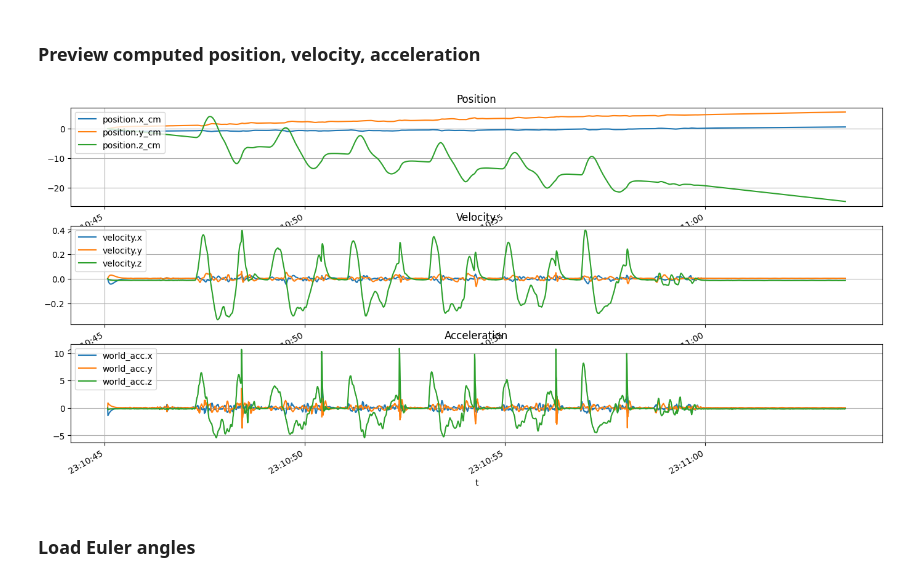
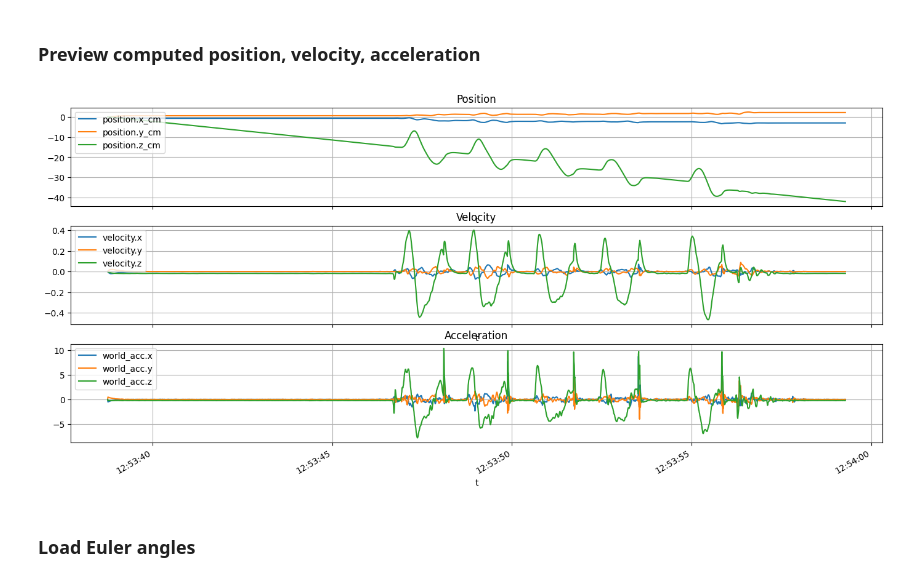
Before and after one commit to MatthijsReyers/gait-analyzer, a Jupyter notebook: test-processing/analysis.ipynb, the cells around one changed output. Cells and saved outputs as stored; diff of their text form; code cells hidden in the pictures.

```diff
--- a/test-processing/analysis.ipynb
+++ b/test-processing/analysis.ipynb
@@ -24,7 +24,7 @@ Note: you may need to restart the kernel to use updated packages.
 # %% [markdown]
 ### Provide sensor data recording to run the processing/analysis on
 # %%
-SENSOR_DATA = 'recordings/walking2.csv'
+SENSOR_DATA = 'recordings/walking3.csv'
 ALGORITHM_DATA = SENSOR_DATA.replace('recordings/', 'analysis/').replace('.csv', '_algo.csv')
 ANGLES_DATA = SENSOR_DATA.replace('recordings/', 'analysis/').replace('.csv', '_angles.csv')
 # %% [markdown]
@@ -125,34 +145,36 @@ fig.set_figwidth(17)
 fig, (ax1, ax2, ax3) = plt.subplots(3, 1)
 
 algo['position.x_cm'] = algo['position.x'] * 100
 algo['position.y_cm'] = algo['position.y'] * 100
 algo['position.z_cm'] = algo['position.z'] * 100
 
 algo['position.x_cm'].plot(ax=ax1)
 algo['position.y_cm'].plot(ax=ax1)
 algo['position.z_cm'].plot(ax=ax1)
 ax1.legend(loc='upper left')
 ax1.grid()
 ax1.set_title('Position')
+ax1.xaxis.set_ticklabels([])
 
 algo['velocity.x'].plot(ax=ax2)
 algo['velocity.y'].plot(ax=ax2)
 algo['velocity.z'].plot(ax=ax2)
 ax2.legend(loc='upper left')
 ax2.grid()
 ax2.set_title('Velocity')
+ax2.xaxis.set_ticklabels([])
 
 algo['world_acc.x'].plot(ax=ax3)
 algo['world_acc.y'].plot(ax=ax3)
 algo['world_acc.z'].plot(ax=ax3)
 ax3.legend(loc='upper left')
 ax3.grid()
 ax3.set_title('Acceleration')
 
 fig.set_figwidth(17)
 fig.set_figheight(8)
 # %% [output]
-[figure, old version]
+[figure, new version]
 # %% [markdown]
 ### Load Euler angles
 # %%
```
Also changed, not shown: parts of 9 cells of this notebook, 8 other files.
